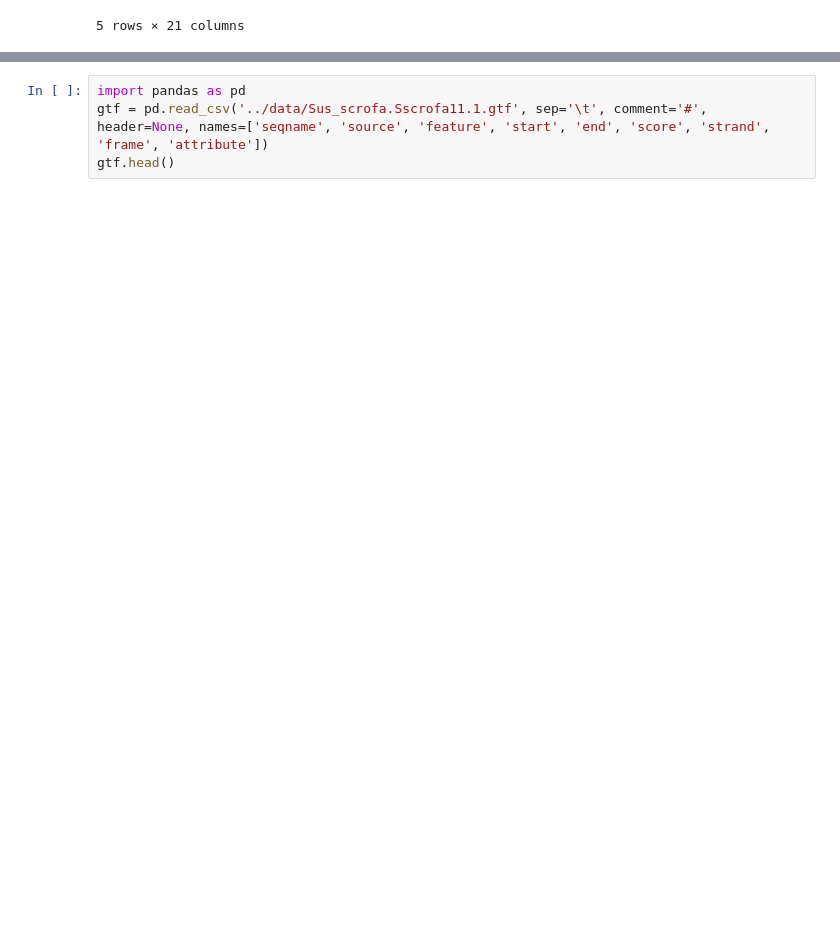
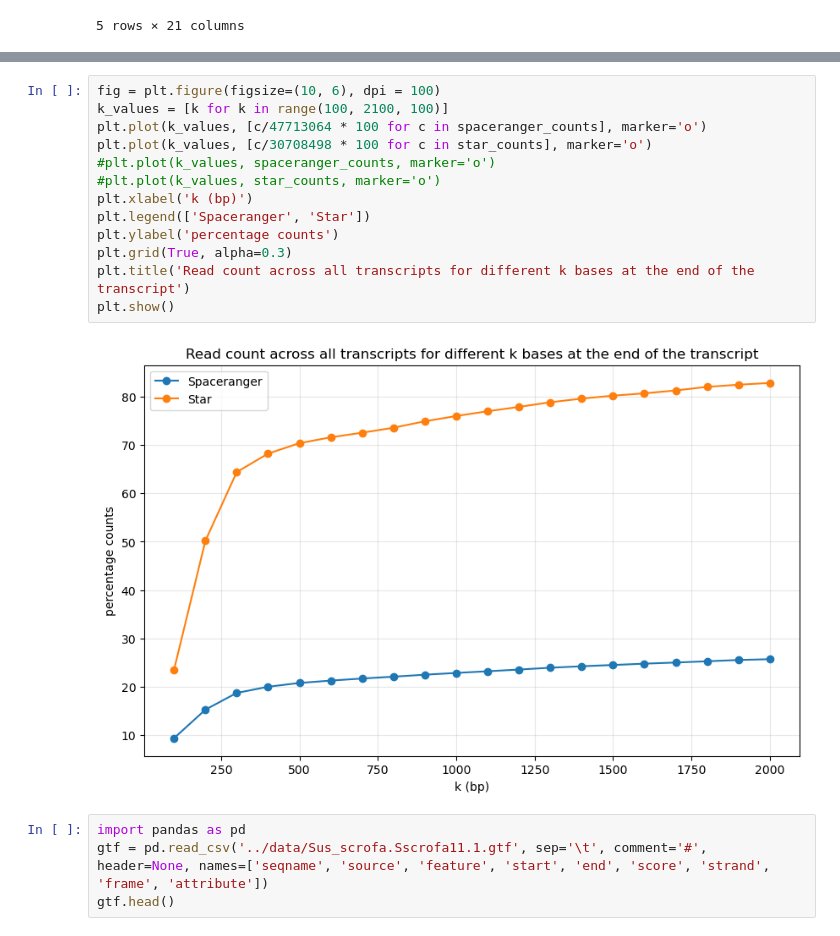
Before and after one commit to tolgatabanli/scCount_gobi, a Jupyter notebook: prototyping/playground.ipynb, the cells around one changed output, grey strips where cells are left out. Saved outputs shown, nothing was run; the diff lists cells and outputs as text; blank space fills up the shorter version.

```diff
--- a/prototyping/playground.ipynb
+++ b/prototyping/playground.ipynb
@@ -212,3 +232,18 @@ plt.show()
+# %%
+fig = plt.figure(figsize=(10, 6), dpi = 100)
+k_values = [k for k in range(100, 2100, 100)]
+plt.plot(k_values, [c/47713064 * 100 for c in spaceranger_counts], marker='o')
+plt.plot(k_values, [c/30708498 * 100 for c in star_counts], marker='o')
+#plt.plot(k_values, spaceranger_counts, marker='o')
+#plt.plot(k_values, star_counts, marker='o')
+plt.xlabel('k (bp)')
+plt.legend(['Spaceranger', 'Star'])
+plt.ylabel('percentage counts')
+plt.grid(True, alpha=0.3)
+plt.title('Read count across all transcripts for different k bases at the end of the transcript')
+plt.show()
+# %% [output]
+[figure, added]
 # %%
 import pandas as pd
 gtf = pd.read_csv('../data/Sus_scrofa.Sscrofa11.1.gtf', sep='\t', comment='#', header=None, names=['seqname', 'source', 'feature', 'start', 'end', 'score', 'strand', 'frame', 'attribute'])
```
Also changed, not shown: parts of 3 cells of this notebook, 2 other files.
